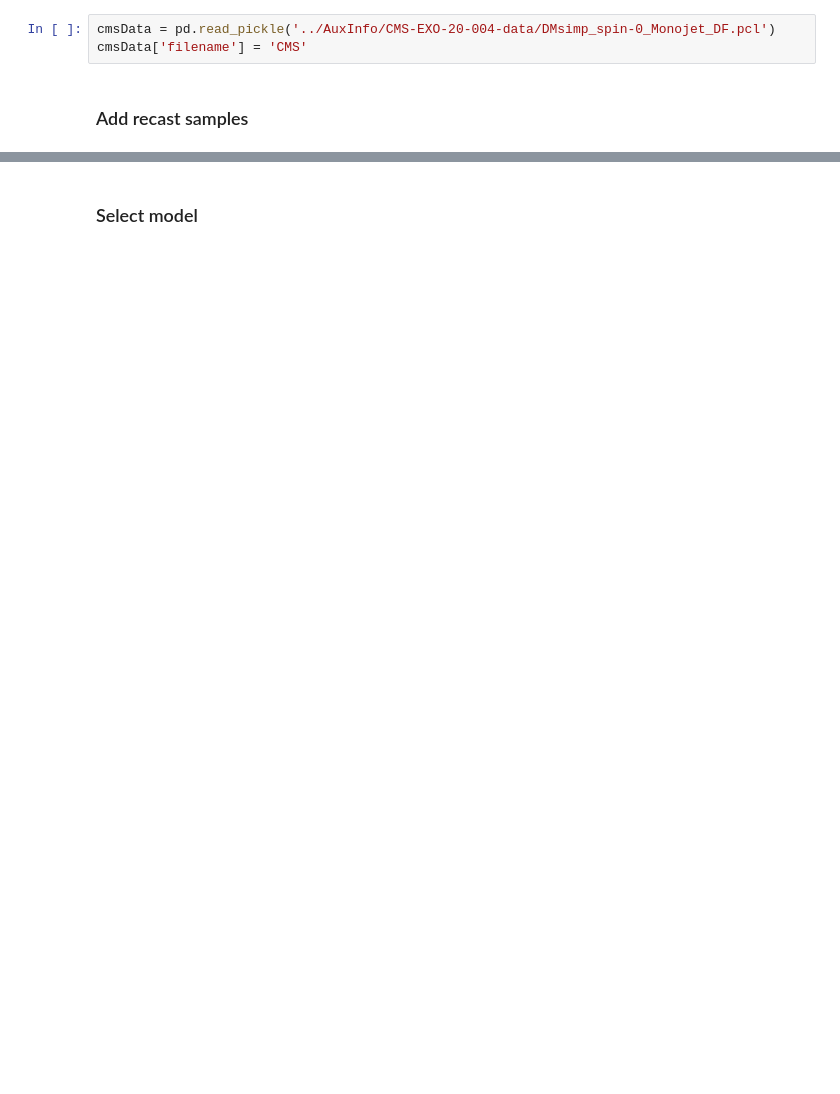
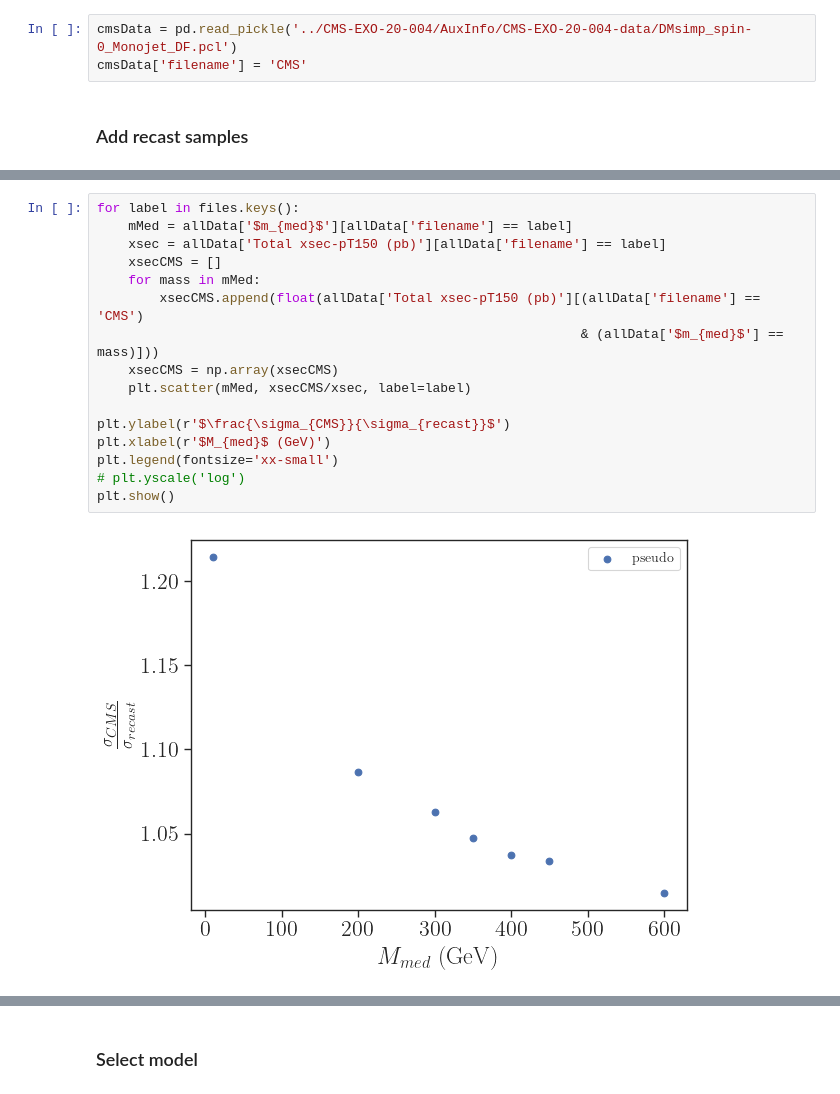
Before and after one commit to andlessa/MonoXSMS, a Jupyter notebook: notebooks/cms_exo_20_004-CompSpin0.ipynb, the cells around one changed output, grey strips where cells are left out. Drawn from its saved outputs; the diff is of its cells as text; blank space fills up the shorter version.

```diff
--- a/notebooks/cms_exo_20_004-CompSpin0.ipynb
+++ b/notebooks/cms_exo_20_004-CompSpin0.ipynb
@@ -30,7 +30,7 @@ pd.set_option('display.max_rows', 200)
 # %% [markdown]
 ### Load CMS CutFlow
 # %%
-cmsData = pd.read_pickle('../AuxInfo/CMS-EXO-20-004-data/DMsimp_spin-0_Monojet_DF.pcl')
+cmsData = pd.read_pickle('../CMS-EXO-20-004/AuxInfo/CMS-EXO-20-004-data/DMsimp_spin-0_Monojet_DF.pcl')
 cmsData['filename'] = 'CMS'
 # %% [markdown]
 ### Add recast samples
@@ -57,0 +139,18 @@ allData.sort_values(['Coupling','Mode','$m_{med}$','$m_{DM}$','Data-takingperiod
+# %%
+for label in files.keys():
+    mMed = allData['$m_{med}$'][allData['filename'] == label]
+    xsec = allData['Total xsec-pT150 (pb)'][allData['filename'] == label]
+    xsecCMS = []
+    for mass in mMed:
+        xsecCMS.append(float(allData['Total xsec-pT150 (pb)'][(allData['filename'] == 'CMS')
+                                                              & (allData['$m_{med}$'] == mass)]))
+    xsecCMS = np.array(xsecCMS)
+    plt.scatter(mMed, xsecCMS/xsec, label=label)
+
+plt.ylabel(r'$\frac{\sigma_{CMS}}{\sigma_{recast}}$')
+plt.xlabel(r'$M_{med}$ (GeV)')
+plt.legend(fontsize='xx-small')
+# plt.yscale('log')
+plt.show()
+# %% [output]
+[figure, added]
```
Also changed, not shown: parts of 23 cells of this notebook, 46 other files.
